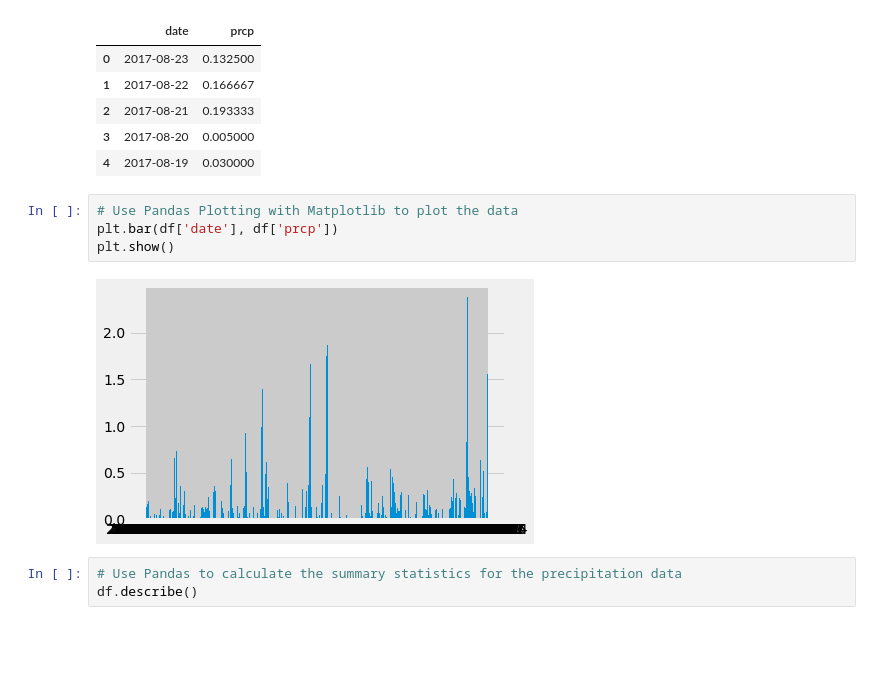
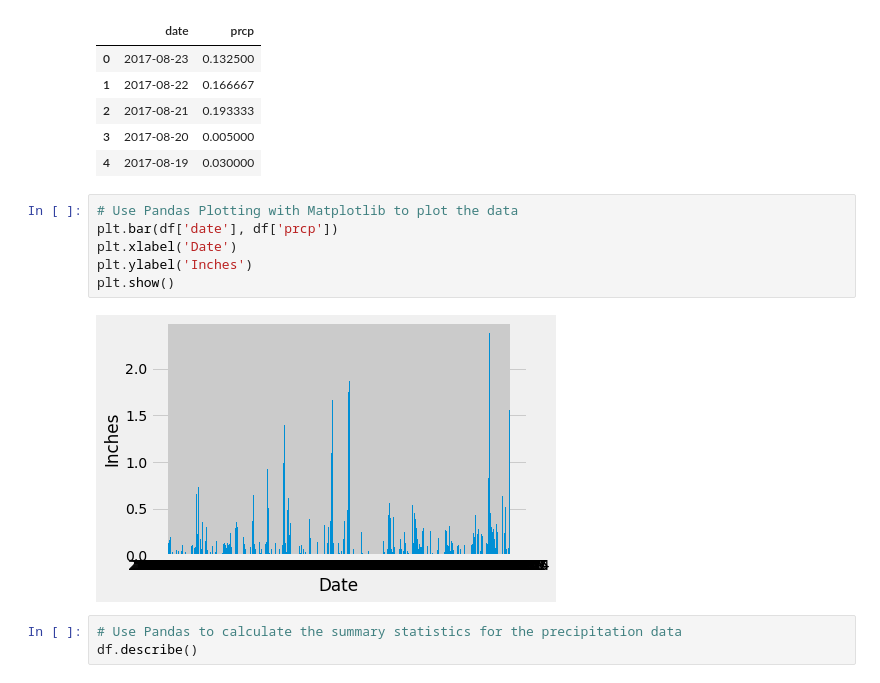
Before and after one commit to habrasek/sqlalchemy-challenge, a Jupyter notebook: climate_starter.ipynb, the cells around one changed output. Drawn from its saved outputs; the diff is of its cells as text; blank space fills up the shorter version.

```diff
--- a/climate_starter.ipynb
+++ b/climate_starter.ipynb
@@ -84,9 +84,11 @@ df.head()
 # %%
 # Use Pandas Plotting with Matplotlib to plot the data
 plt.bar(df['date'], df['prcp'])
+plt.xlabel('Date')
+plt.ylabel('Inches')
 plt.show()
 # %% [output]
-[figure, old version]
+[figure, new version]
 # %%
 # Use Pandas to calculate the summary statistics for the precipitation data
 df.describe()
```
Also changed, not shown: parts of 8 cells of this notebook.
